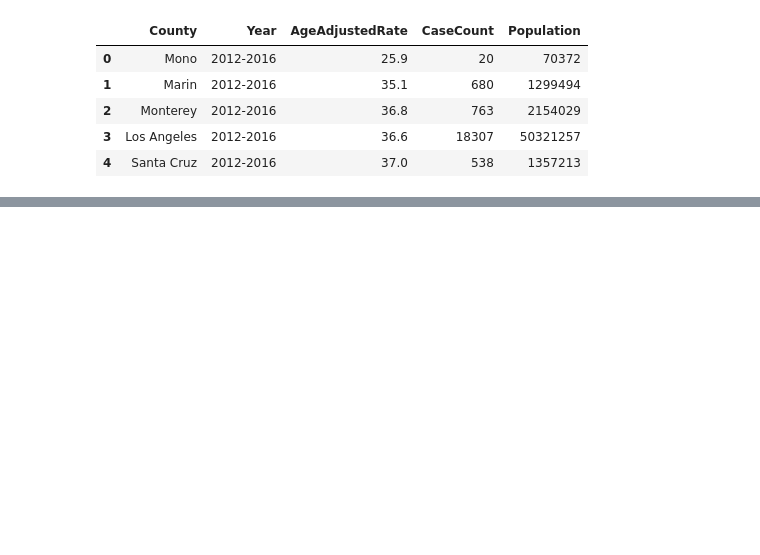
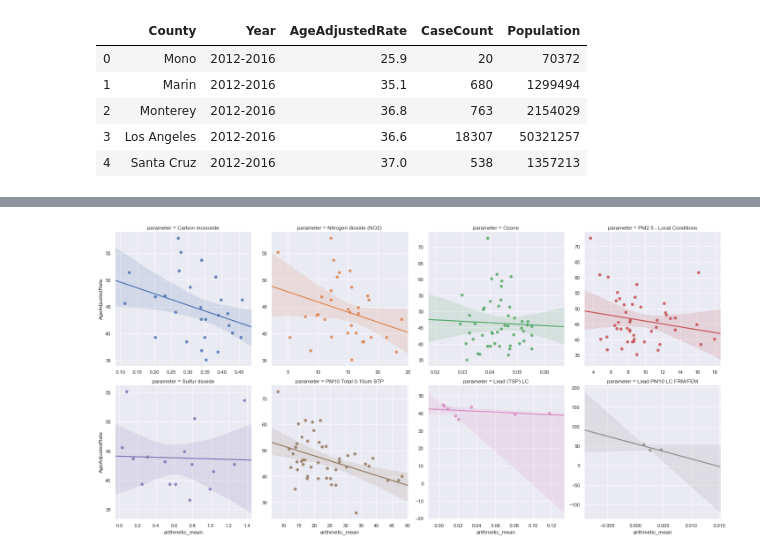
Before and after one commit to bbjornstad-flatiron/flatiron-mod3-project, a Jupyter notebook: data_analysis.ipynb, the cells around one changed output, grey strips where cells are left out. Cells and saved outputs as stored; diff of their text form; code cells hidden in the pictures; blank space fills up the shorter version.

Commit message:
Updated data anlysis

```diff
--- a/data_analysis.ipynb
+++ b/data_analysis.ipynb
@@ -2,3 +5,5 @@
 import pandas as pd
 import numpy as np
 from scipy import stats
+import seaborn as sns
+sns.set()
@@ -49,0 +59,3 @@ Ttest_indResult(statistic=-40.842553528287645, pvalue=7.905230952890071e-43)
+# %%
+ca_aq_time_means = ca_aq_df.groupby(['county', 'parameter']).mean().reset_index()
+ca_aq_time_means.head()
@@ -49,0 +69,3 @@ Ttest_indResult(statistic=-40.842553528287645, pvalue=7.905230952890071e-43)
+# %%
+ca_merged_df = ca_aq_time_means.join(ca_cancer_rates.set_index('County'), how='inner', on='county')
+ca_merged_df.head(10)
@@ -49,0 +109,12 @@ Ttest_indResult(statistic=-40.842553528287645, pvalue=7.905230952890071e-43)
+# %%
+sns.lmplot(
+    x='arithmetic_mean',
+    y='AgeAdjustedRate',
+    hue='parameter',
+    col='parameter',
+    data=ca_merged_df,
+    col_wrap=4,
+    sharex=False,
+    sharey=False);
+# %% [output]
+[figure, added]
```
Also changed, not shown: parts of 15 cells of this notebook.
